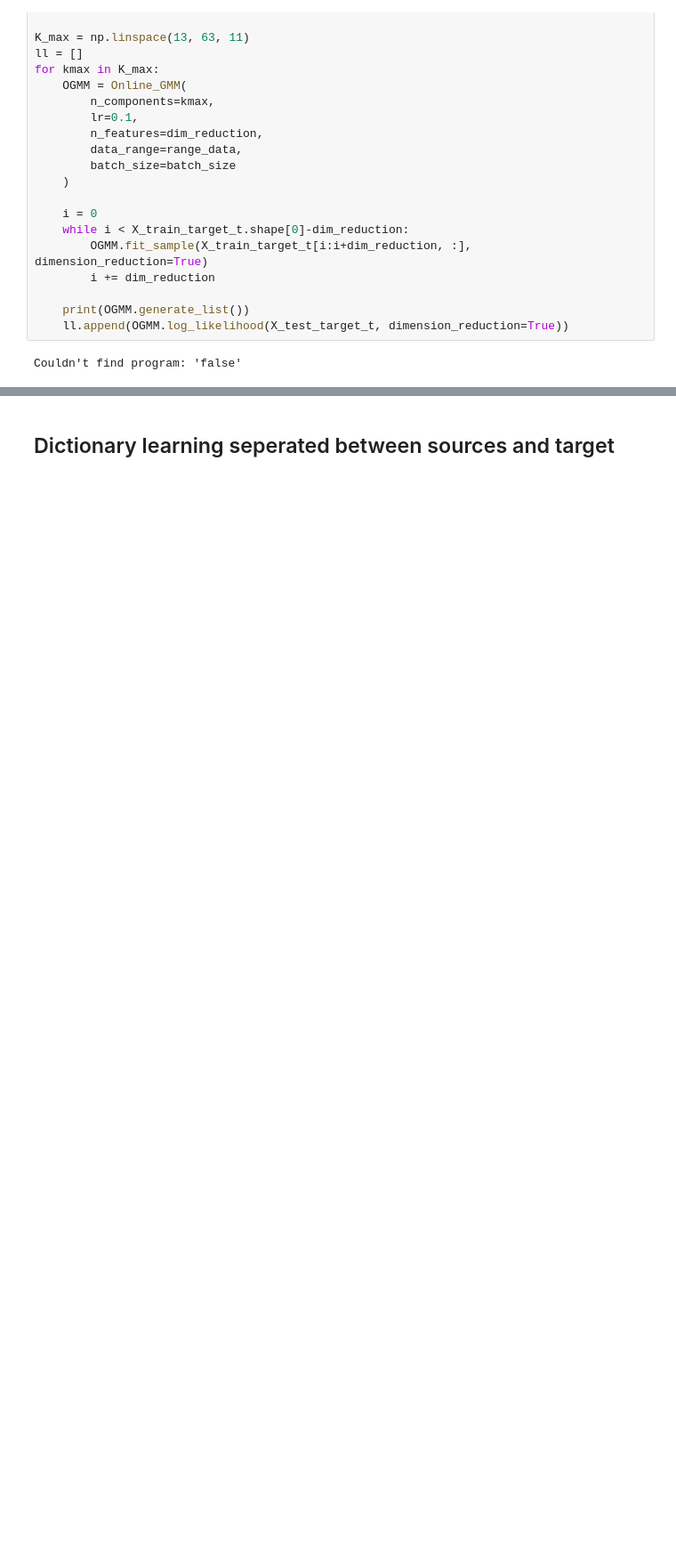
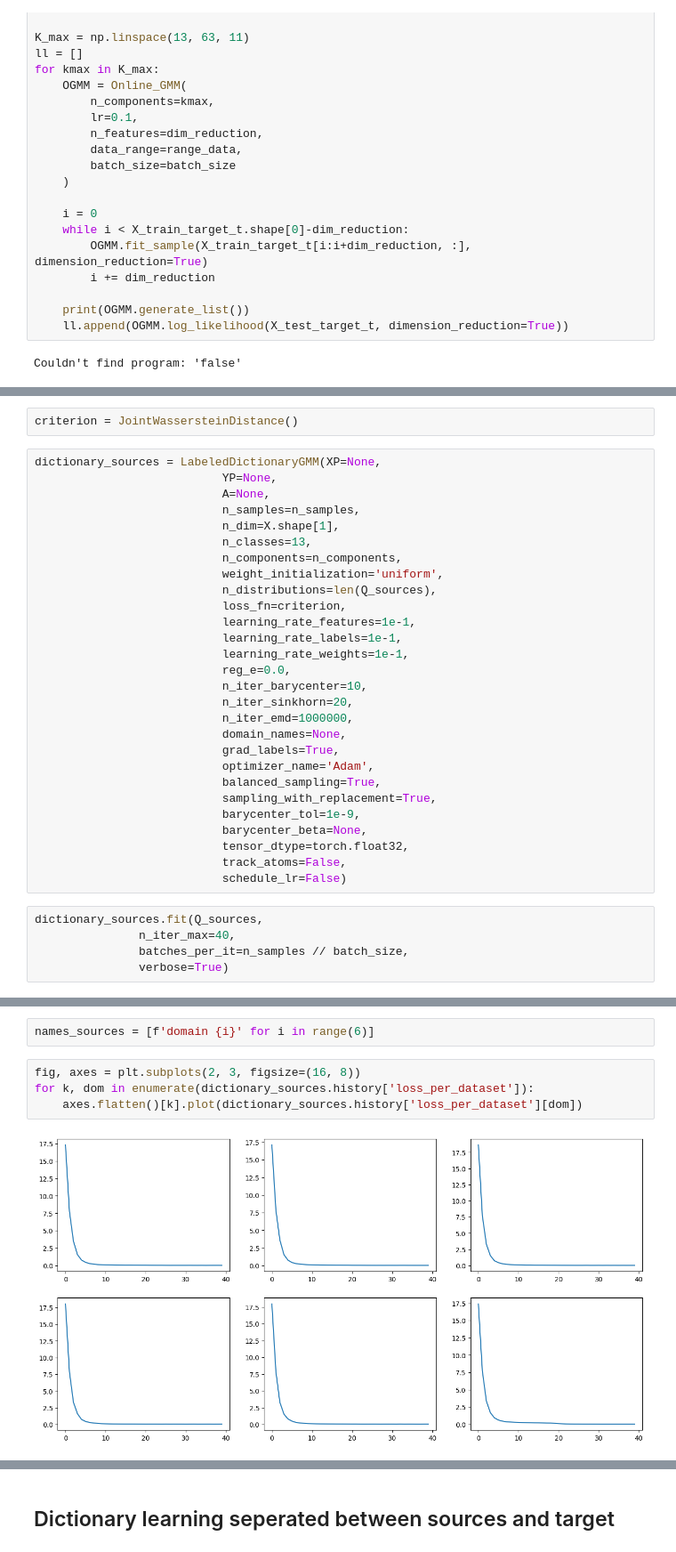
Before and after one commit to Stevan-LS/Online-DaDiL, a Jupyter notebook: PyDiL-main/PyDiL-main/CSTR - DaDiL Centralized.ipynb, the cells around one changed output, grey strips where cells are left out. Shown at 89% size. Drawn from its saved outputs; the diff is of its cells as text; blank space fills up the shorter version.

```diff
--- a/PyDiL-main/PyDiL-main/CSTR - DaDiL Centralized.ipynb
+++ b/PyDiL-main/PyDiL-main/CSTR - DaDiL Centralized.ipynb
@@ -138,0 +139,35 @@ Couldn't find program: 'false'
+# %%
+criterion = JointWassersteinDistance()
+# %%
+dictionary_sources = LabeledDictionaryGMM(XP=None,
+                           YP=None,
+                           A=None,
+                           n_samples=n_samples,
+                           n_dim=X.shape[1],
+                           n_classes=13,
+                           n_components=n_components,
+                           weight_initialization='uniform',
+                           n_distributions=len(Q_sources),
+                           loss_fn=criterion,
+                           learning_rate_features=1e-1,
+                           learning_rate_labels=1e-1,
+                           learning_rate_weights=1e-1,
+                           reg_e=0.0,
+                           n_iter_barycenter=10,
+                           n_iter_sinkhorn=20,
+                           n_iter_emd=1000000,
+                           domain_names=None,
+                           grad_labels=True,
+                           optimizer_name='Adam',
+                           balanced_sampling=True,
+                           sampling_with_replacement=True,
+                           barycenter_tol=1e-9,
+                           barycenter_beta=None,
+                           tensor_dtype=torch.float32,
+                           track_atoms=False,
+                           schedule_lr=False)
+# %%
+dictionary_sources.fit(Q_sources,
+               n_iter_max=40,
+               batches_per_it=n_samples // batch_size,
+               verbose=True)
@@ -138,0 +191,8 @@ Couldn't find program: 'false'
+# %%
+names_sources = [f'domain {i}' for i in range(6)]
+# %%
+fig, axes = plt.subplots(2, 3, figsize=(16, 8))
+for k, dom in enumerate(dictionary_sources.history['loss_per_dataset']):
+    axes.flatten()[k].plot(dictionary_sources.history['loss_per_dataset'][dom])
+# %% [output]
+[figure, added]
```
Also changed, not shown: parts of 30 cells of this notebook, 2 other files.
